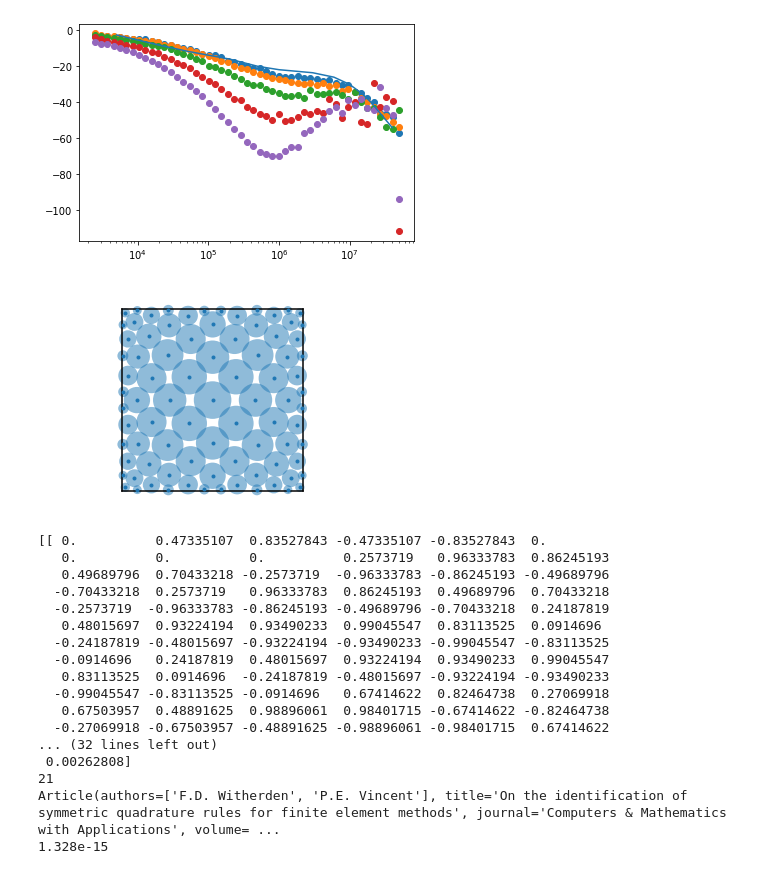
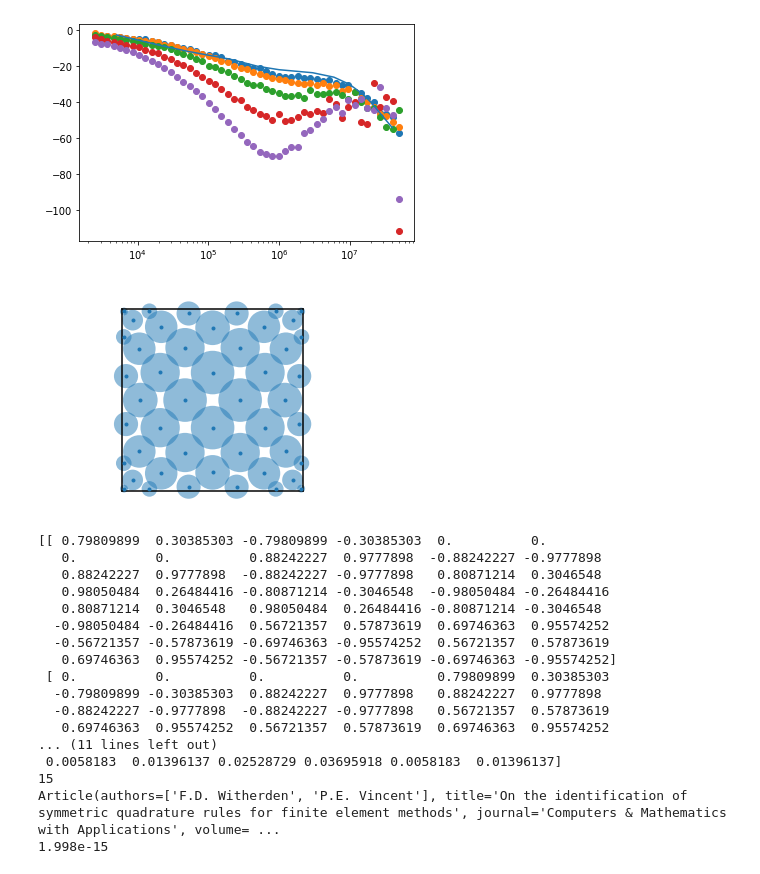
Before and after one commit to marcelclaro/FDTR, a Jupyter notebook: notebook.ipynb, the cells around one changed output. Drawn from its saved outputs; the diff is of its cells as text; code cells hidden in the pictures.

```diff
--- a/notebook.ipynb
+++ b/notebook.ipynb
@@ -96,33 +95,33 @@ ax.scatter(points10um[:,0],points10um[:,1])
 <matplotlib.collections.PathCollection at 0x...>
 [figure]
 # %%
-scheme = quadpy.c2._witherden_vincent.witherden_vincent_21()
+scheme = quadpy.c2._witherden_vincent.witherden_vincent_15()
 #scheme = quadpy.c2.get_good_scheme(28)
 scheme.show()
 print(scheme.points)
 print(scheme.weights)
 print(scheme.degree)
 print(scheme.source)
 print(scheme.test_tolerance)
 # %% [output]
-[figure, old version]
+[figure, new version]
-[[ 0.          0.47335107  0.83527843 -0.47335107 -0.83527843  0.
-   0.          0.          0.          0.2573719   0.96333783  0.86245193
-   0.49689796  0.70433218 -0.2573719  -0.96333783 -0.86245193 -0.49689796
-  -0.70433218  0.2573719   0.96333783  0.86245193  0.49689796  0.70433218
-  -0.2573719  -0.96333783 -0.86245193 -0.49689796 -0.70433218  0.24187819
-   0.48015697  0.93224194  0.93490233  0.99045547  0.83113525  0.0914696
-  -0.24187819 -0.48015697 -0.93224194 -0.93490233 -0.99045547 -0.83113525
-  -0.0914696   0.24187819  0.48015697  0.93224194  0.93490233  0.99045547
-   0.83113525  0.0914696  -0.24187819 -0.48015697 -0.93224194 -0.93490233
-  -0.99045547 -0.83113525 -0.0914696   0.67414622  0.82464738  0.27069918
-   0.67503957  0.48891625  0.98896061  0.98401715 -0.67414622 -0.82464738
-  -0.27069918 -0.67503957 -0.48891625 -0.98896061 -0.98401715  0.67414622
-... (32 lines left out)
- 0.00262808]
-21
+[[ 0.79809899  0.30385303 -0.79809899 -0.30385303  0.          0.
+   0.          0.          0.88242227  0.9777898  -0.88242227 -0.9777898
+   0.88242227  0.9777898  -0.88242227 -0.9777898   0.80871214  0.3046548
+   0.98050484  0.26484416 -0.80871214 -0.3046548  -0.98050484 -0.26484416
+   0.80871214  0.3046548   0.98050484  0.26484416 -0.80871214 -0.3046548
+  -0.98050484 -0.26484416  0.56721357  0.57873619  0.69746363  0.95574252
+  -0.56721357 -0.57873619 -0.69746363 -0.95574252  0.56721357  0.57873619
+   0.69746363  0.95574252 -0.56721357 -0.57873619 -0.69746363 -0.95574252]
+ [ 0.          0.          0.          0.          0.79809899  0.30385303
+  -0.79809899 -0.30385303  0.88242227  0.9777898   0.88242227  0.9777898
+  -0.88242227 -0.9777898  -0.88242227 -0.9777898   0.56721357  0.57873619
+   0.69746363  0.95574252  0.56721357  0.57873619  0.69746363  0.95574252
+... (11 lines left out)
+ 0.0058183  0.01396137 0.02528729 0.03695918 0.0058183  0.01396137]
+15
 Article(authors=['F.D. Witherden', 'P.E. Vincent'], title='On the identification of symmetric quadrature rules for finite element methods', journal='Computers & Mathematics with Applications', volume= ...
-1.328e-15
+1.998e-15
 # %%
 import numpy as np
 import mpmath
```
Also changed, not shown: parts of 3 cells of this notebook, 2 other files.
